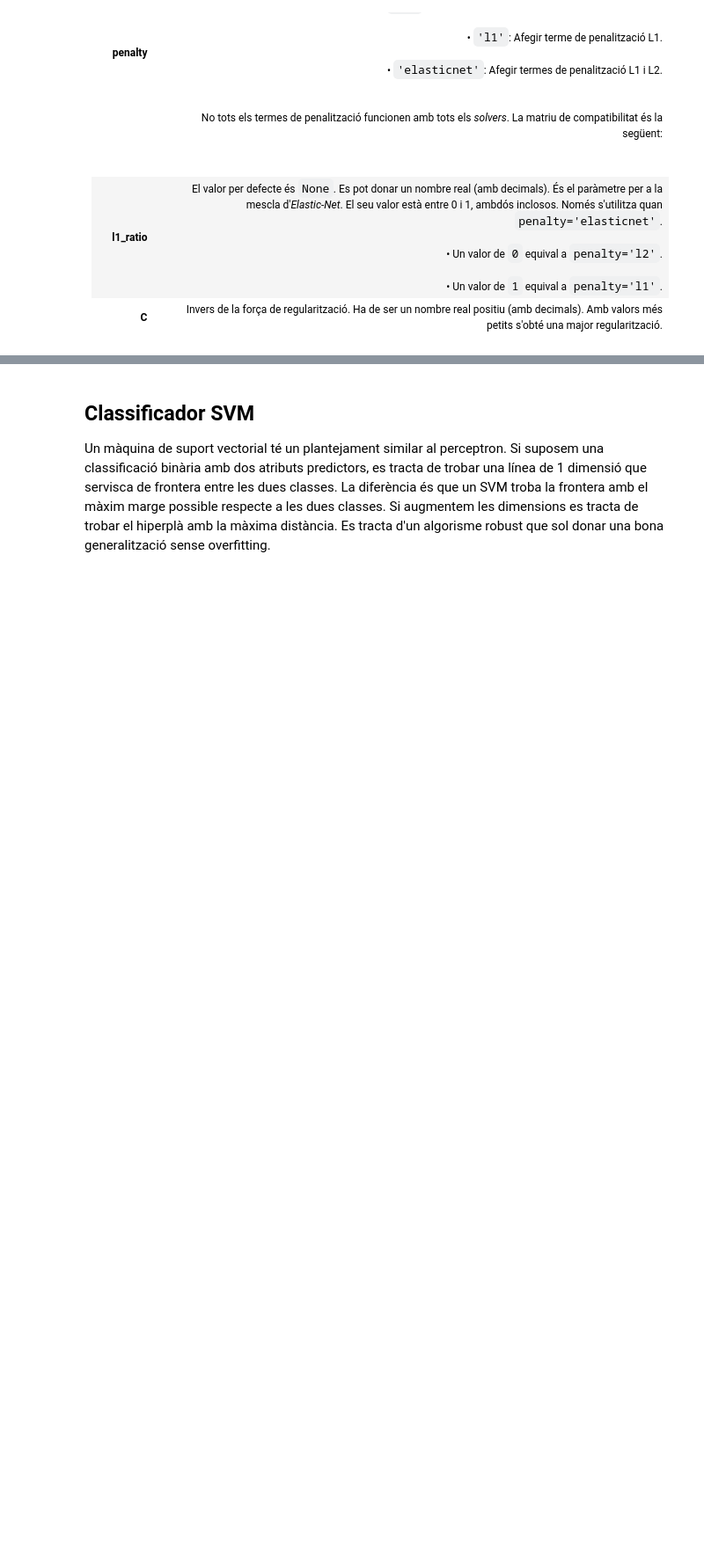
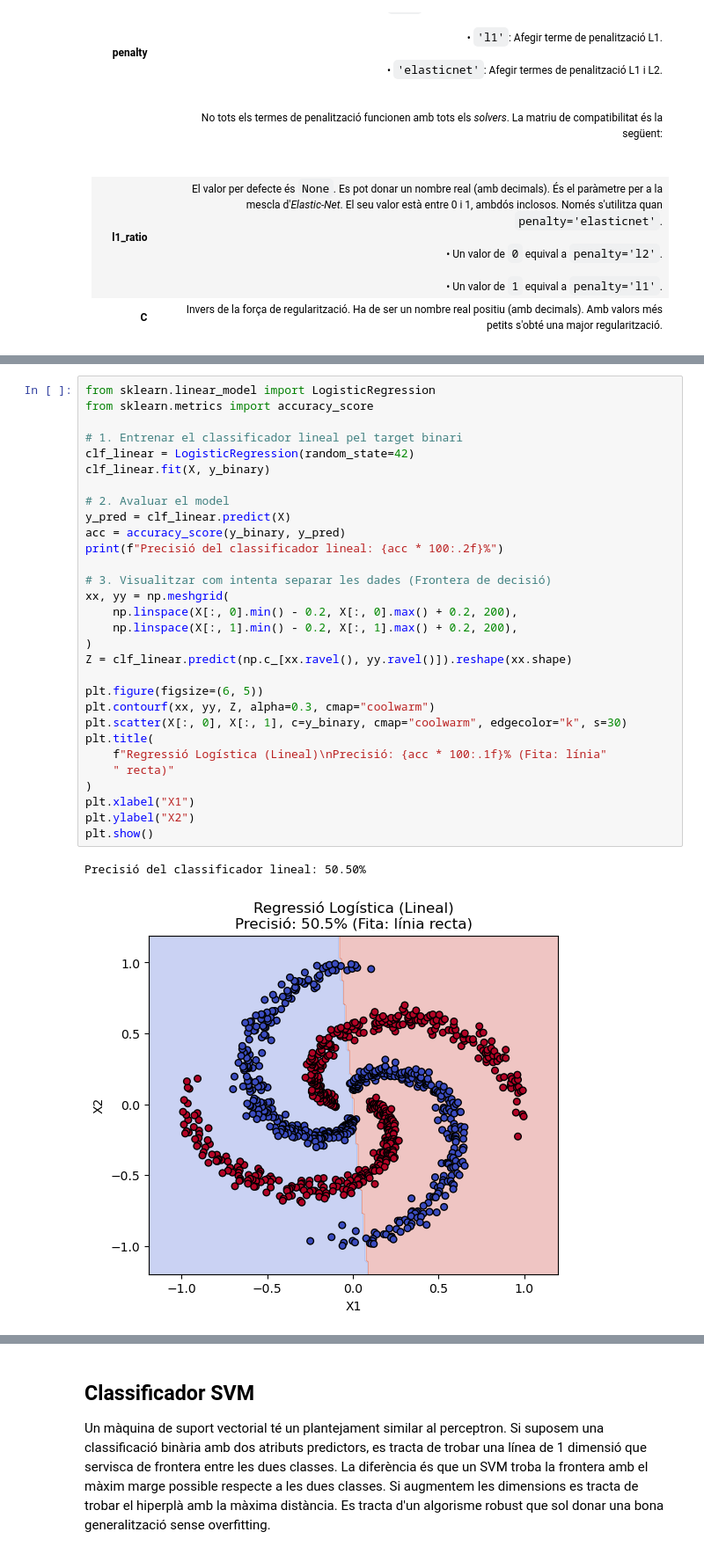
Before and after one commit to xxjcaxx/Disseny-i-avaluacio-de-models, a Jupyter notebook: apunts/documents/classificació.ipynb, the cells around one changed output, grey strips where cells are left out. Shown at 88% size. Cells and saved outputs as stored; diff of their text form; blank space fills up the shorter version.

```diff
--- a/apunts/documents/classificació.ipynb
+++ b/apunts/documents/classificació.ipynb
@@ -1017,0 +1054,33 @@ $$z = \beta_0 + \beta_1 x_1 + \beta_2 x_2 + \dots + \beta_n x_n$$
+# %%
+from sklearn.linear_model import LogisticRegression
+from sklearn.metrics import accuracy_score
+
+# 1. Entrenar el classificador lineal pel target binari
+clf_linear = LogisticRegression(random_state=42)
+clf_linear.fit(X, y_binary)
+
+# 2. Avaluar el model
+y_pred = clf_linear.predict(X)
+acc = accuracy_score(y_binary, y_pred)
+print(f"Precisió del classificador lineal: {acc * 100:.2f}%")
+
+# 3. Visualitzar com intenta separar les dades (Frontera de decisió)
+xx, yy = np.meshgrid(
+    np.linspace(X[:, 0].min() - 0.2, X[:, 0].max() + 0.2, 200),
+    np.linspace(X[:, 1].min() - 0.2, X[:, 1].max() + 0.2, 200),
+)
+Z = clf_linear.predict(np.c_[xx.ravel(), yy.ravel()]).reshape(xx.shape)
+
+plt.figure(figsize=(6, 5))
+plt.contourf(xx, yy, Z, alpha=0.3, cmap="coolwarm")
+plt.scatter(X[:, 0], X[:, 1], c=y_binary, cmap="coolwarm", edgecolor="k", s=30)
+plt.title(
+    f"Regressió Logística (Lineal)\nPrecisió: {acc * 100:.1f}% (Fita: línia"
+    " recta)"
+)
+plt.xlabel("X1")
+plt.ylabel("X2")
+plt.show()
+# %% [output]
+Precisió del classificador lineal: 50.50%
+[figure, added]
```
Also changed, not shown: parts of 6 cells of this notebook, 8 other files.
